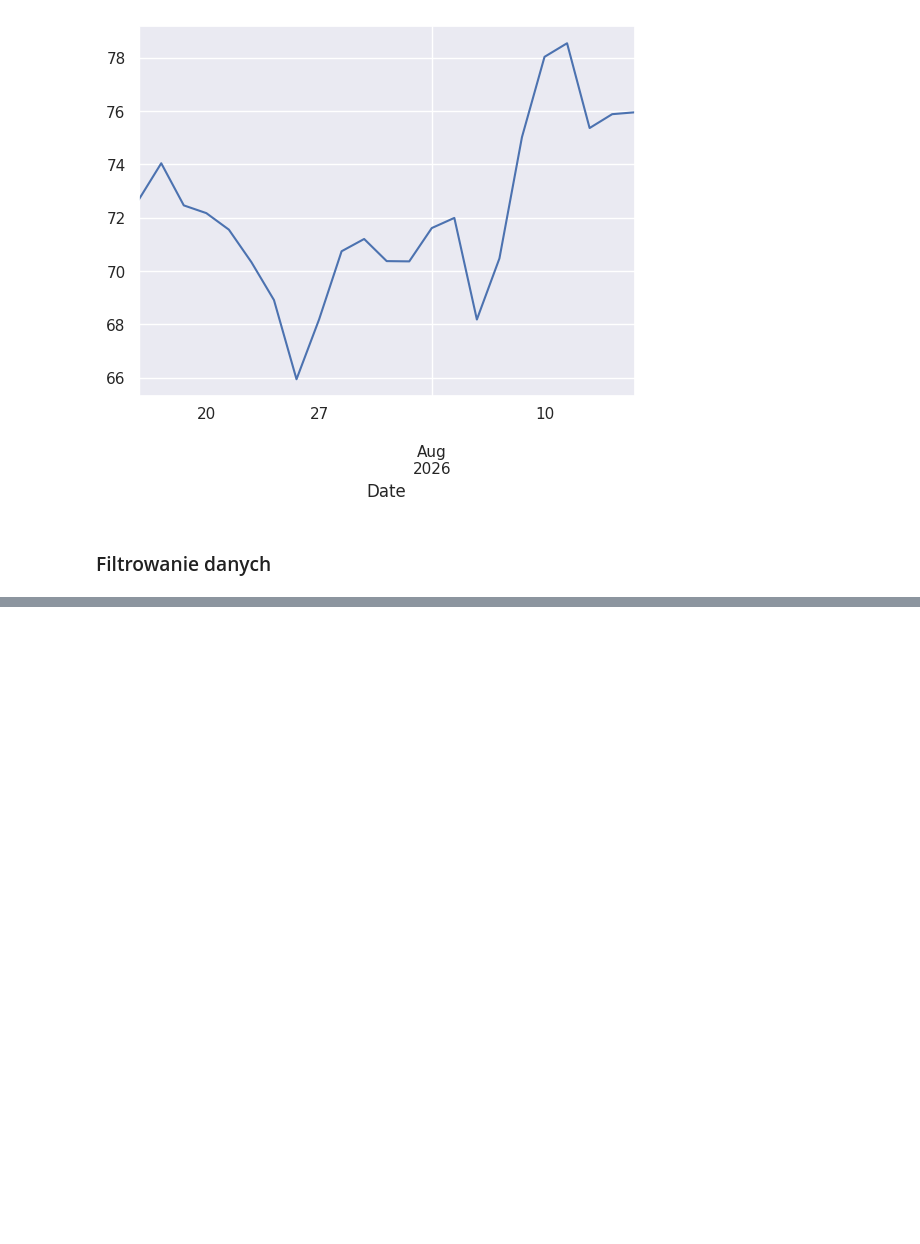
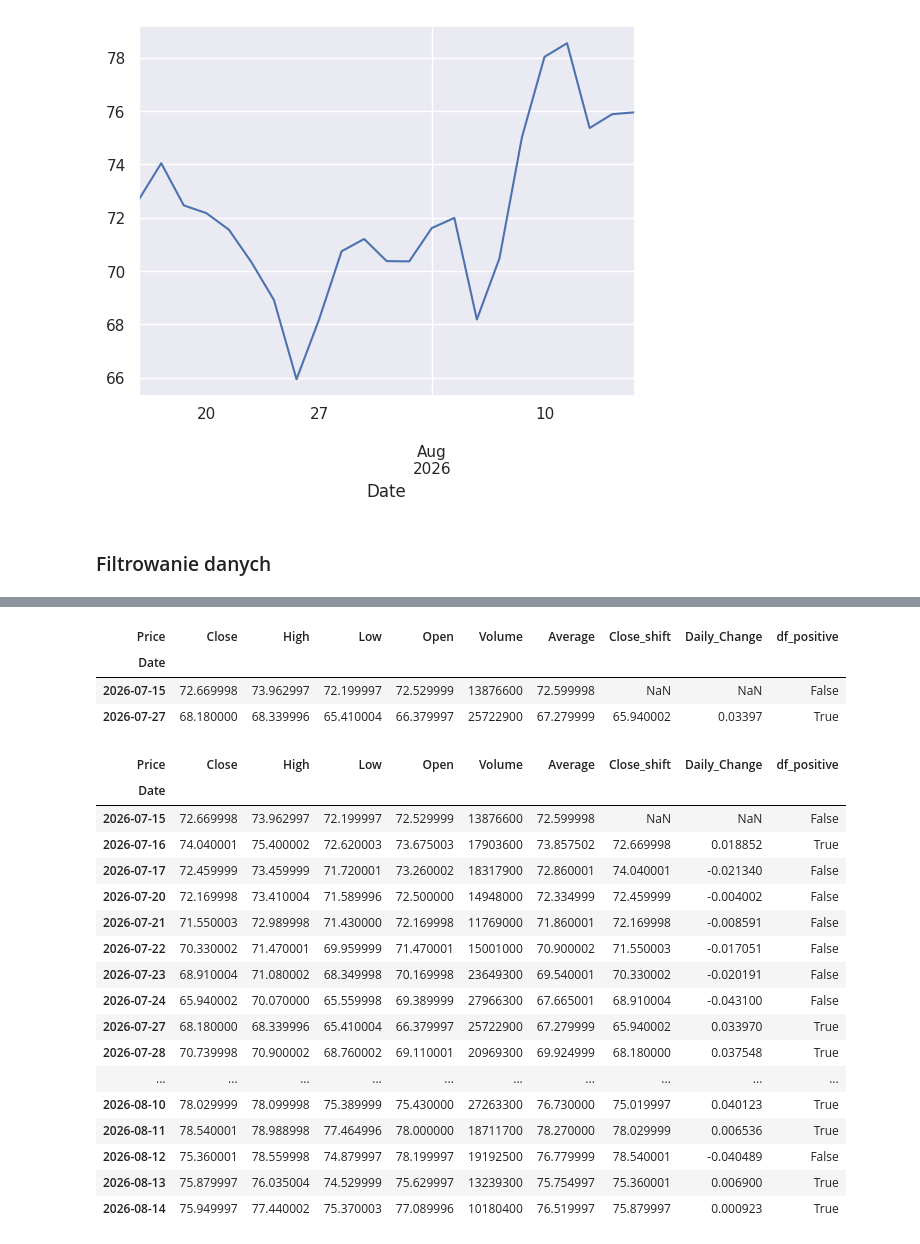
Before and after one commit to Kornel1156/Data-Science, a Jupyter notebook: 2_Pandas_Analiza_Danych/02_dane_gieldowe.ipynb, the cells around one changed output, grey strips where cells are left out. Cells and saved outputs as stored; diff of their text form; code cells hidden in the pictures; blank space fills up the shorter version.

```diff
--- a/2_Pandas_Analiza_Danych/02_dane_gieldowe.ipynb
+++ b/2_Pandas_Analiza_Danych/02_dane_gieldowe.ipynb
@@ -700,2 +695,6 @@ df[(df.index == '2019-11-01') | (df.index == '2019-11-07')]
+# %%
+# sprwadzamy w które dni stopa zwrotu była wieksza od zera
+# dodajemy kolumne z informacja prawdy czy tez falszu kiedy stopa zwrotu byla dodatnia a kiedy ujemna
+df['df_positive'] =  df['Daily_Change'] > 0
 # %%
 df
@@ -705,0 +844,29 @@ df[df.index.day == 1]
+# %%
+# rekordy które oba spelniaja warunki logiczne czyli maske logiczna
+df[(df.index == '2026-07-15') | (df.index == '2026-07-27')]
+# %% [output]
+| Price | Close | High | Low | Open | Volume | Average | Close_shift | Daily_Change | df_positive |
+| Date |  |  |  |  |  |  |  |  |  |
+| 2026-07-15 | 72.669998 | 73.962997 | 72.199997 | 72.529999 | 13876600 | 72.599998 | NaN | NaN | False |
+| 2026-07-27 | 68.180000 | 68.339996 | 65.410004 | 66.379997 | 25722900 | 67.279999 | 65.940002 | 0.03397 | True |
+# %%
+df
+# %% [output]
+| Price | Close | High | Low | Open | Volume | Average | Close_shift | Daily_Change | df_positive |
+| Date |  |  |  |  |  |  |  |  |  |
+| 2026-07-15 | 72.669998 | 73.962997 | 72.199997 | 72.529999 | 13876600 | 72.599998 | NaN | NaN | False |
+| 2026-07-16 | 74.040001 | 75.400002 | 72.620003 | 73.675003 | 17903600 | 73.857502 | 72.669998 | 0.018852 | True |
+| 2026-07-17 | 72.459999 | 73.459999 | 71.720001 | 73.260002 | 18317900 | 72.860001 | 74.040001 | -0.021340 | False |
+| 2026-07-20 | 72.169998 | 73.410004 | 71.589996 | 72.500000 | 14948000 | 72.334999 | 72.459999 | -0.004002 | False |
+| 2026-07-21 | 71.550003 | 72.989998 | 71.430000 | 72.169998 | 11769000 | 71.860001 | 72.169998 | -0.008591 | False |
+| 2026-07-22 | 70.330002 | 71.470001 | 69.959999 | 71.470001 | 15001000 | 70.900002 | 71.550003 | -0.017051 | False |
+| 2026-07-23 | 68.910004 | 71.080002 | 68.349998 | 70.169998 | 23649300 | 69.540001 | 70.330002 | -0.020191 | False |
+| 2026-07-24 | 65.940002 | 70.070000 | 65.559998 | 69.389999 | 27966300 | 67.665001 | 68.910004 | -0.043100 | False |
+| 2026-07-27 | 68.180000 | 68.339996 | 65.410004 | 66.379997 | 25722900 | 67.279999 | 65.940002 | 0.033970 | True |
+| 2026-07-28 | 70.739998 | 70.900002 | 68.760002 | 69.110001 | 20969300 | 69.924999 | 68.180000 | 0.037548 | True |
+| ... | ... | ... | ... | ... | ... | ... | ... | ... | ... |
+| 2026-08-10 | 78.029999 | 78.099998 | 75.389999 | 75.430000 | 27263300 | 76.730000 | 75.019997 | 0.040123 | True |
+| 2026-08-11 | 78.540001 | 78.988998 | 77.464996 | 78.000000 | 18711700 | 78.270000 | 78.029999 | 0.006536 | True |
+| 2026-08-12 | 75.360001 | 78.559998 | 74.879997 | 78.199997 | 19192500 | 76.779999 | 78.540001 | -0.040489 | False |
+| 2026-08-13 | 75.879997 | 76.035004 | 74.529999 | 75.629997 | 13239300 | 75.754997 | 75.360001 | 0.006900 | True |
+| 2026-08-14 | 75.949997 | 77.440002 | 75.370003 | 77.089996 | 10180400 | 76.519997 | 75.879997 | 0.000923 | True |
```
Also changed, not shown: parts of 30 cells of this notebook.
